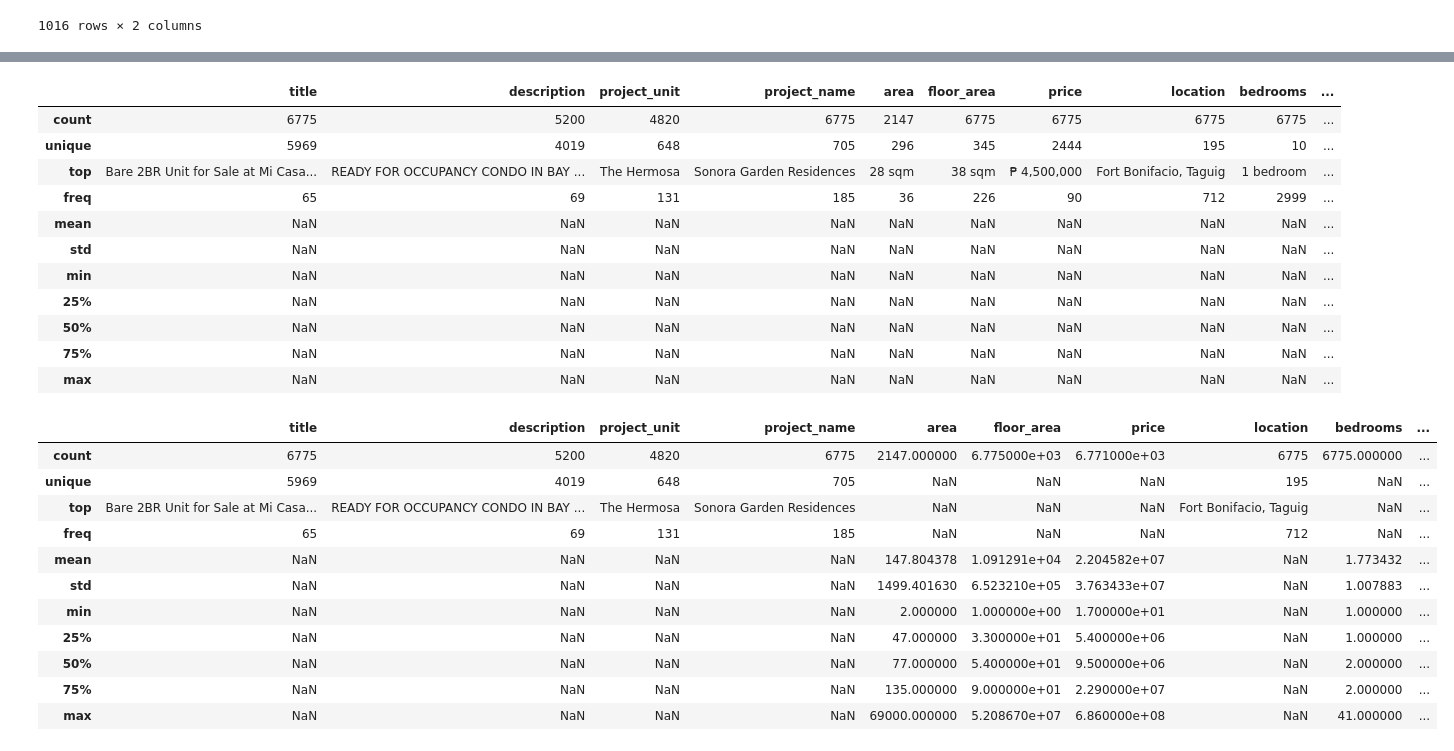
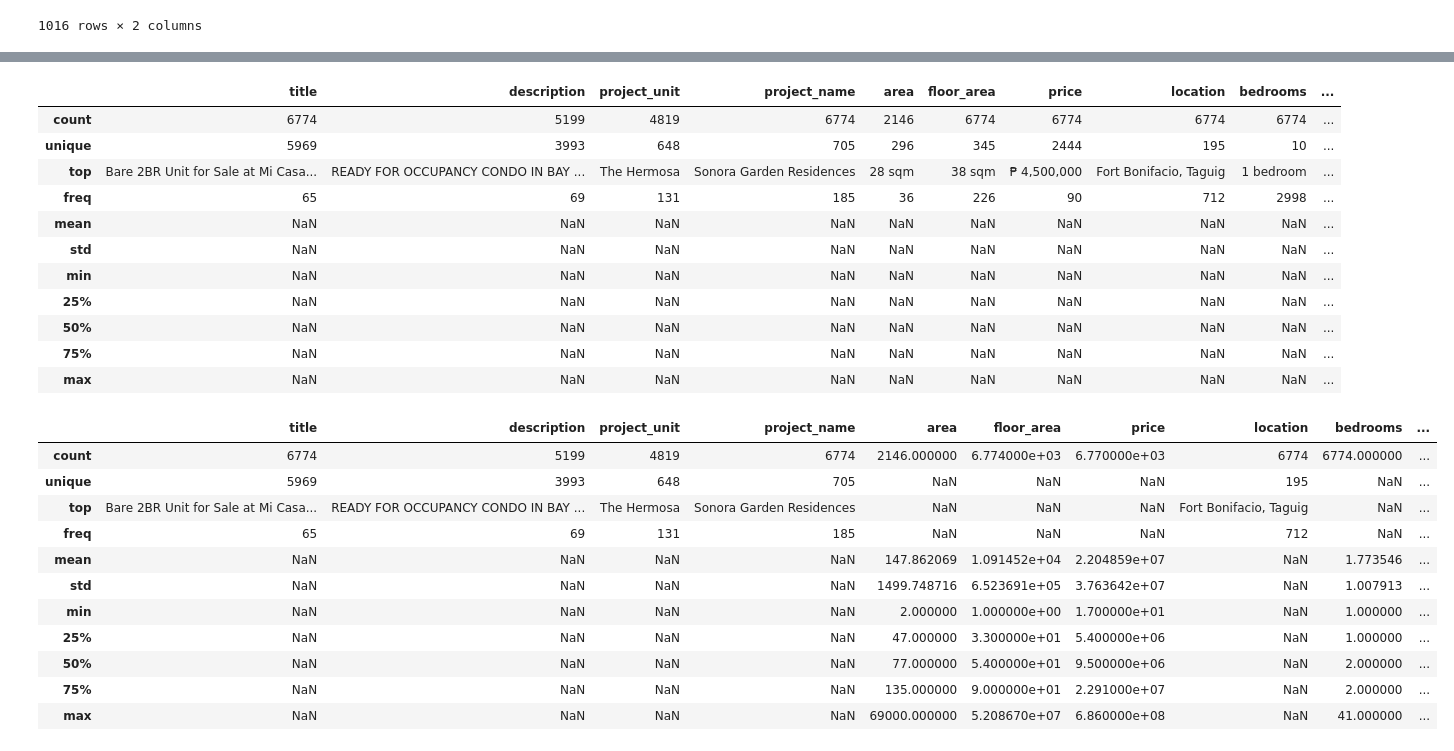
Before and after one commit to darryl-john/condo-amenity-proximity, a Jupyter notebook: data-cleaning-v2.ipynb, the cells around one changed output, grey strips where cells are left out. Drawn from its saved outputs; the diff is of its cells as text; code cells hidden in the pictures.

```diff
--- a/data-cleaning-v2.ipynb
+++ b/data-cleaning-v2.ipynb
@@ -82,3 +80,7 @@ df.describe(include='all')
 | 50% | NaN | NaN | NaN | NaN | NaN | NaN | NaN | NaN | NaN | ... |
 | 75% | NaN | NaN | NaN | NaN | NaN | NaN | NaN | NaN | NaN | ... |
 | max | NaN | NaN | NaN | NaN | NaN | NaN | NaN | NaN | NaN | ... |
+# %%
+df1 = df.copy()
+
+df1.describe(include='all')
@@ -85,13 +100,13 @@ df.describe(include='all')
 # %%
 # remove duplicate rows and filter out rows with missing 'project_name', 'price'
-df = df.drop_duplicates().dropna(subset=['project_name', 'price', 'floor_area', 'bedrooms', 'bathrooms', 'condition']).reset_index(drop=True)
-df.describe(include='all')
+df1 = df1.drop_duplicates().dropna(subset=['project_name', 'price', 'floor_area', 'bedrooms', 'bathrooms', 'condition']).reset_index(drop=True)
+df1.describe(include='all')
 # %% [output]
 |  | title | description | project_unit | project_name | area | floor_area | price | location | bedrooms | ... |
-| count | 6775 | 5200 | 4820 | 6775 | 2147 | 6775 | 6775 | 6775 | 6775 | ... |
-| unique | 5969 | 4019 | 648 | 705 | 296 | 345 | 2444 | 195 | 10 | ... |
+| count | 6774 | 5199 | 4819 | 6774 | 2146 | 6774 | 6774 | 6774 | 6774 | ... |
+| unique | 5969 | 3993 | 648 | 705 | 296 | 345 | 2444 | 195 | 10 | ... |
 | top | Bare 2BR Unit for Sale at Mi Casa... | READY FOR OCCUPANCY CONDO IN BAY ... | The Hermosa | Sonora Garden Residences | 28 sqm | 38 sqm | ₱ 4,500,000 | Fort Bonifacio, Taguig | 1 bedroom | ... |
-| freq | 65 | 69 | 131 | 185 | 36 | 226 | 90 | 712 | 2999 | ... |
+| freq | 65 | 69 | 131 | 185 | 36 | 226 | 90 | 712 | 2998 | ... |
 | mean | NaN | NaN | NaN | NaN | NaN | NaN | NaN | NaN | NaN | ... |
 | std | NaN | NaN | NaN | NaN | NaN | NaN | NaN | NaN | NaN | ... |
 | min | NaN | NaN | NaN | NaN | NaN | NaN | NaN | NaN | NaN | ... |
@@ -101,25 +116,25 @@ df.describe(include='all')
 | max | NaN | NaN | NaN | NaN | NaN | NaN | NaN | NaN | NaN | ... |
 # %%
 # remove non-numeric characters from 'price', 'area', 'floor_area', 'bedrooms', 'bathrooms' columns and convert to numeric dtype
-df['price'] = pd.to_numeric(df['price'].str.replace(r'[^\d.]*', '', regex=True), errors='coerce')
-df['area'] = pd.to_numeric(df['area'].str.replace(r'[^\d.]*', '', regex=True), errors='coerce')
-df['floor_area'] = pd.to_numeric(df['floor_area'].str.replace(r'[^\d.]*', '', regex=True), errors='coerce')
-df['bedrooms'] = pd.to_numeric(df['bedrooms'].str.replace(r'[^\d.]*', '', regex=True), errors='coerce')
-df['bathrooms'] = pd.to_numeric(df['bathrooms'].str.replace(r'[^\d.]*', '', regex=True), errors='coerce')
+df1['price'] = pd.to_numeric(df1['price'].str.replace(r'[^\d.]*', '', regex=True), errors='coerce')
+df1['area'] = pd.to_numeric(df1['area'].str.replace(r'[^\d.]*', '', regex=True), errors='coerce')
+df1['floor_area'] = pd.to_numeric(df1['floor_area'].str.replace(r'[^\d.]*', '', regex=True), errors='coerce')
+df1['bedrooms'] = pd.to_numeric(df1['bedrooms'].str.replace(r'[^\d.]*', '', regex=True), errors='coerce')
+df1['bathrooms'] = pd.to_numeric(df1['bathrooms'].str.replace(r'[^\d.]*', '', regex=True), errors='coerce')
 
-df.describe(include='all')
+df1.describe(include='all')
 # %% [output]
 |  | title | description | project_unit | project_name | area | floor_area | price | location | bedrooms | ... |
-| count | 6775 | 5200 | 4820 | 6775 | 2147.000000 | 6.775000e+03 | 6.771000e+03 | 6775 | 6775.000000 | ... |
-| unique | 5969 | 4019 | 648 | 705 | NaN | NaN | NaN | 195 | NaN | ... |
+| count | 6774 | 5199 | 4819 | 6774 | 2146.000000 | 6.774000e+03 | 6.770000e+03 | 6774 | 6774.000000 | ... |
+| unique | 5969 | 3993 | 648 | 705 | NaN | NaN | NaN | 195 | NaN | ... |
 | top | Bare 2BR Unit for Sale at Mi Casa... | READY FOR OCCUPANCY CONDO IN BAY ... | The Hermosa | Sonora Garden Residences | NaN | NaN | NaN | Fort Bonifacio, Taguig | NaN | ... |
 | freq | 65 | 69 | 131 | 185 | NaN | NaN | NaN | 712 | NaN | ... |
-| mean | NaN | NaN | NaN | NaN | 147.804378 | 1.091291e+04 | 2.204582e+07 | NaN | 1.773432 | ... |
-| std | NaN | NaN | NaN | NaN | 1499.401630 | 6.523210e+05 | 3.763433e+07 | NaN | 1.007883 | ... |
+| mean | NaN | NaN | NaN | NaN | 147.862069 | 1.091452e+04 | 2.204859e+07 | NaN | 1.773546 | ... |
+| std | NaN | NaN | NaN | NaN | 1499.748716 | 6.523691e+05 | 3.763642e+07 | NaN | 1.007913 | ... |
 | min | NaN | NaN | NaN | NaN | 2.000000 | 1.000000e+00 | 1.700000e+01 | NaN | 1.000000 | ... |
 | 25% | NaN | NaN | NaN | NaN | 47.000000 | 3.300000e+01 | 5.400000e+06 | NaN | 1.000000 | ... |
 | 50% | NaN | NaN | NaN | NaN | 77.000000 | 5.400000e+01 | 9.500000e+06 | NaN | 2.000000 | ... |
-| 75% | NaN | NaN | NaN | NaN | 135.000000 | 9.000000e+01 | 2.290000e+07 | NaN | 2.000000 | ... |
+| 75% | NaN | NaN | NaN | NaN | 135.000000 | 9.000000e+01 | 2.291000e+07 | NaN | 2.000000 | ... |
 | max | NaN | NaN | NaN | NaN | 69000.000000 | 5.208670e+07 | 6.860000e+08 | NaN | 41.000000 | ... |
 # %%
 # filter out rows with 'price' < 1000000 or 'floor_area' < 18
```
Also changed, not shown: parts of 10 cells of this notebook.
